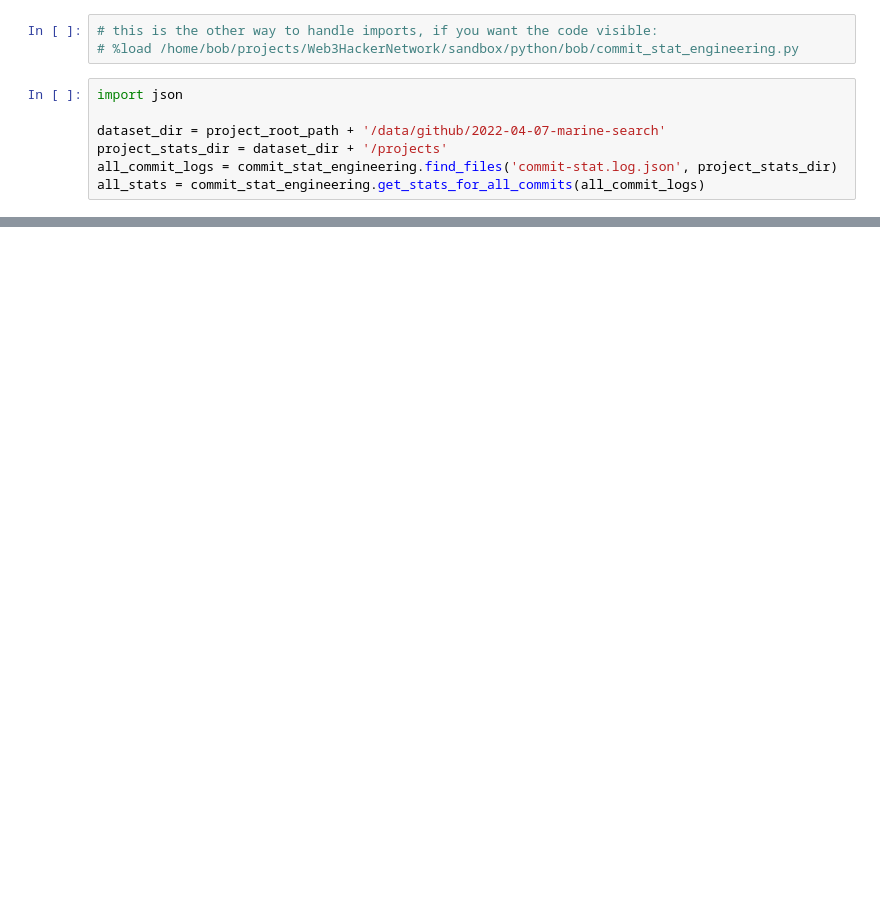
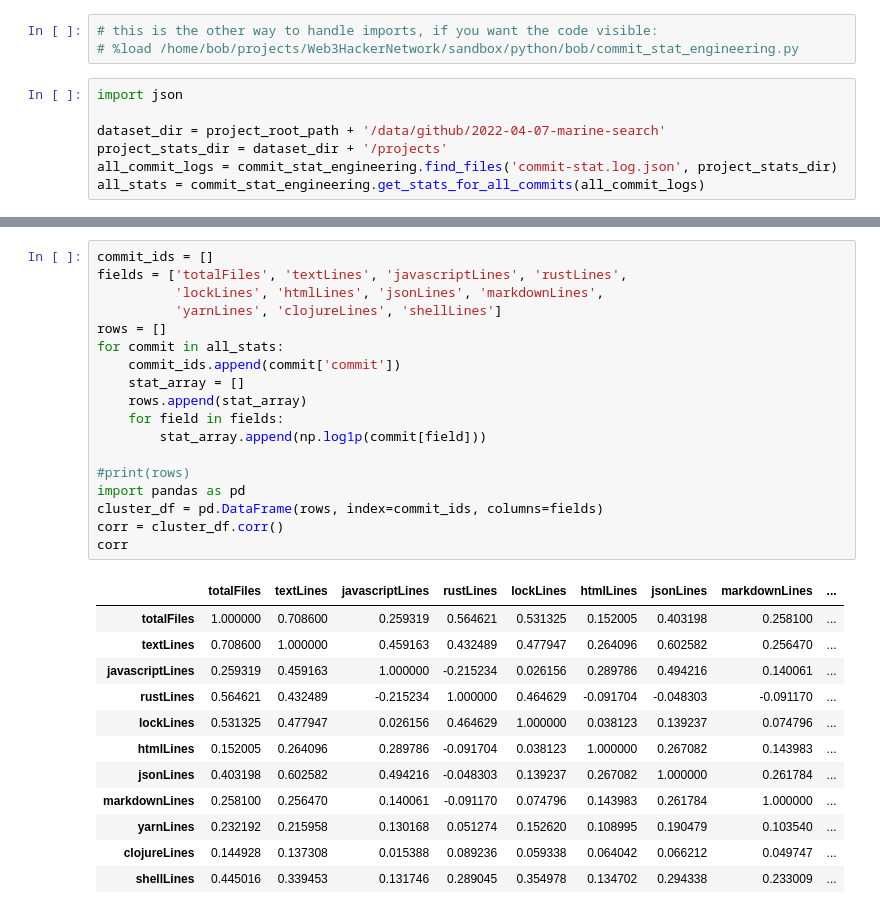
Before and after one commit to Deadman-DAO/Web3HackerNetwork, a Jupyter notebook: sandbox/notebooks/bob/commit_stat_engineering.ipynb, the cells around one changed output, grey strips where cells are left out. Drawn from its saved outputs; the diff is of its cells as text; blank space fills up the shorter version.

```diff
--- a/sandbox/notebooks/bob/commit_stat_engineering.ipynb
+++ b/sandbox/notebooks/bob/commit_stat_engineering.ipynb
@@ -155,0 +96,31 @@ plt.show()
+# %%
+commit_ids = []
+fields = ['totalFiles', 'textLines', 'javascriptLines', 'rustLines',
+          'lockLines', 'htmlLines', 'jsonLines', 'markdownLines',
+          'yarnLines', 'clojureLines', 'shellLines']
+rows = []
+for commit in all_stats:
+    commit_ids.append(commit['commit'])
+    stat_array = []
+    rows.append(stat_array)
+    for field in fields:
+        stat_array.append(np.log1p(commit[field]))
+
+#print(rows)
+import pandas as pd
+cluster_df = pd.DataFrame(rows, index=commit_ids, columns=fields)
+corr = cluster_df.corr()
+corr
+# %% [output]
+|  | totalFiles | textLines | javascriptLines | rustLines | lockLines | htmlLines | jsonLines | markdownLines | ... |
+| totalFiles | 1.000000 | 0.708600 | 0.259319 | 0.564621 | 0.531325 | 0.152005 | 0.403198 | 0.258100 | ... |
+| textLines | 0.708600 | 1.000000 | 0.459163 | 0.432489 | 0.477947 | 0.264096 | 0.602582 | 0.256470 | ... |
+| javascriptLines | 0.259319 | 0.459163 | 1.000000 | -0.215234 | 0.026156 | 0.289786 | 0.494216 | 0.140061 | ... |
+| rustLines | 0.564621 | 0.432489 | -0.215234 | 1.000000 | 0.464629 | -0.091704 | -0.048303 | -0.091170 | ... |
+| lockLines | 0.531325 | 0.477947 | 0.026156 | 0.464629 | 1.000000 | 0.038123 | 0.139237 | 0.074796 | ... |
+| htmlLines | 0.152005 | 0.264096 | 0.289786 | -0.091704 | 0.038123 | 1.000000 | 0.267082 | 0.143983 | ... |
+| jsonLines | 0.403198 | 0.602582 | 0.494216 | -0.048303 | 0.139237 | 0.267082 | 1.000000 | 0.261784 | ... |
+| markdownLines | 0.258100 | 0.256470 | 0.140061 | -0.091170 | 0.074796 | 0.143983 | 0.261784 | 1.000000 | ... |
+| yarnLines | 0.232192 | 0.215958 | 0.130168 | 0.051274 | 0.152620 | 0.108995 | 0.190479 | 0.103540 | ... |
+| clojureLines | 0.144928 | 0.137308 | 0.015388 | 0.089236 | 0.059338 | 0.064042 | 0.066212 | 0.049747 | ... |
+| shellLines | 0.445016 | 0.339453 | 0.131746 | 0.289045 | 0.354978 | 0.134702 | 0.294338 | 0.233009 | ... |
```
Also changed, not shown: parts of 12 cells of this notebook.
